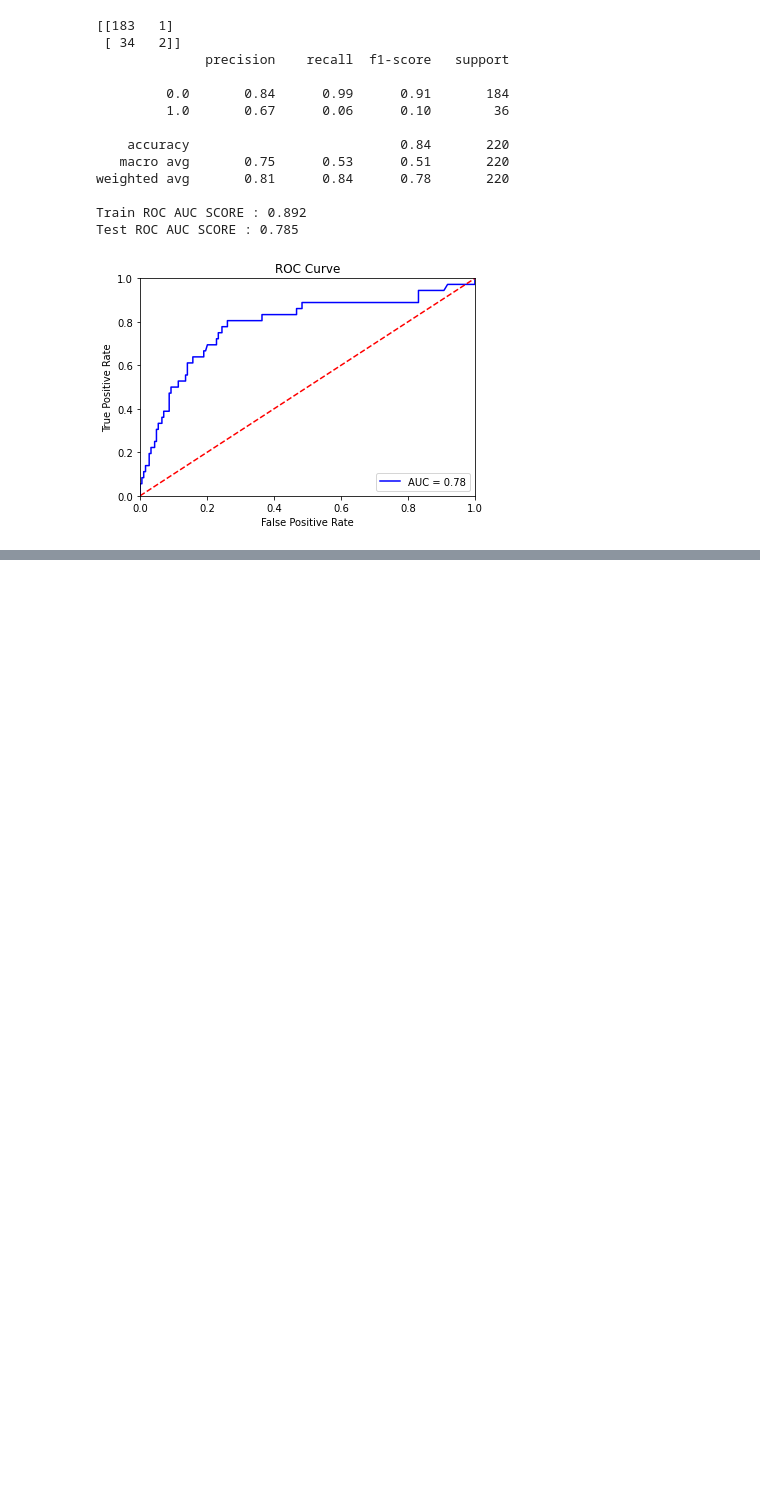
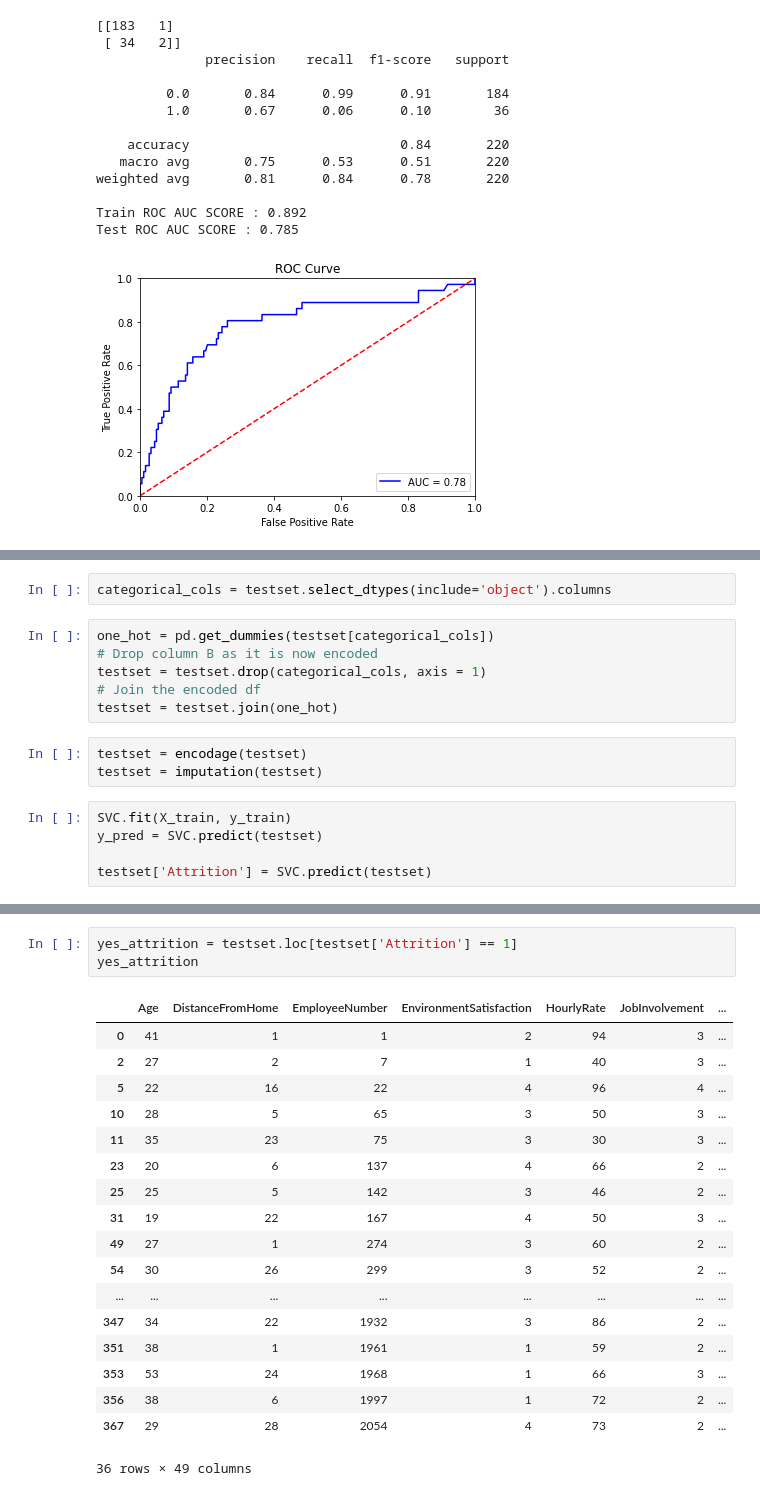
Before and after one commit to SprinTech/turn-over-employees, a Jupyter notebook: notebook/turn_over.ipynb, the cells around one changed output, grey strips where cells are left out. Cells and saved outputs as stored; diff of their text form; blank space fills up the shorter version.

Commit message:
testset predictions

```diff
--- a/notebook/turn_over.ipynb
+++ b/notebook/turn_over.ipynb
@@ -269,0 +270,16 @@ Test ROC AUC SCORE : 0.805
+# %%
+categorical_cols = testset.select_dtypes(include='object').columns
+# %%
+one_hot = pd.get_dummies(testset[categorical_cols])
+# Drop column B as it is now encoded
+testset = testset.drop(categorical_cols, axis = 1)
+# Join the encoded df
+testset = testset.join(one_hot)
+# %%
+testset = encodage(testset)
+testset = imputation(testset)
+# %%
+SVC.fit(X_train, y_train)
+y_pred = SVC.predict(testset)
+
+testset['Attrition'] = SVC.predict(testset)
@@ -269,0 +297,22 @@ Test ROC AUC SCORE : 0.805
+# %%
+yes_attrition = testset.loc[testset['Attrition'] == 1]
+yes_attrition
+# %% [output]
+|  | Age | DistanceFromHome | EmployeeNumber | EnvironmentSatisfaction | HourlyRate | JobInvolvement | ... |
+| 0 | 41 | 1 | 1 | 2 | 94 | 3 | ... |
+| 2 | 27 | 2 | 7 | 1 | 40 | 3 | ... |
+| 5 | 22 | 16 | 22 | 4 | 96 | 4 | ... |
+| 10 | 28 | 5 | 65 | 3 | 50 | 3 | ... |
+| 11 | 35 | 23 | 75 | 3 | 30 | 3 | ... |
+| 23 | 20 | 6 | 137 | 4 | 66 | 2 | ... |
+| 25 | 25 | 5 | 142 | 3 | 46 | 2 | ... |
+| 31 | 19 | 22 | 167 | 4 | 50 | 3 | ... |
+| 49 | 27 | 1 | 274 | 3 | 60 | 2 | ... |
+| 54 | 30 | 26 | 299 | 3 | 52 | 2 | ... |
+| ... | ... | ... | ... | ... | ... | ... | ... |
+| 347 | 34 | 22 | 1932 | 3 | 86 | 2 | ... |
+| 351 | 38 | 1 | 1961 | 1 | 59 | 2 | ... |
+| 353 | 53 | 24 | 1968 | 1 | 66 | 3 | ... |
+| 356 | 38 | 6 | 1997 | 1 | 72 | 2 | ... |
+| 367 | 29 | 28 | 2054 | 4 | 73 | 2 | ... |
+36 rows × 49 columns
```
Also changed, not shown: parts of 12 cells of this notebook.
